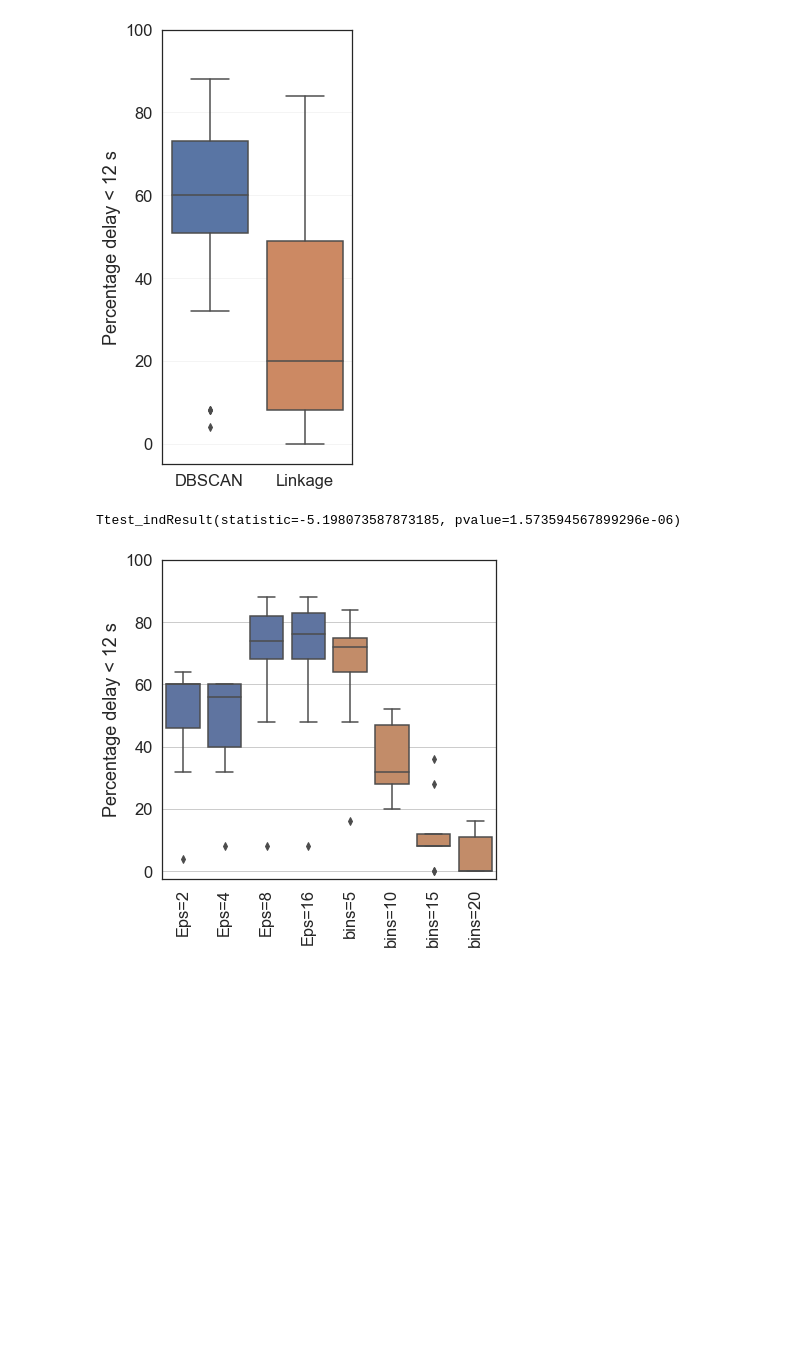
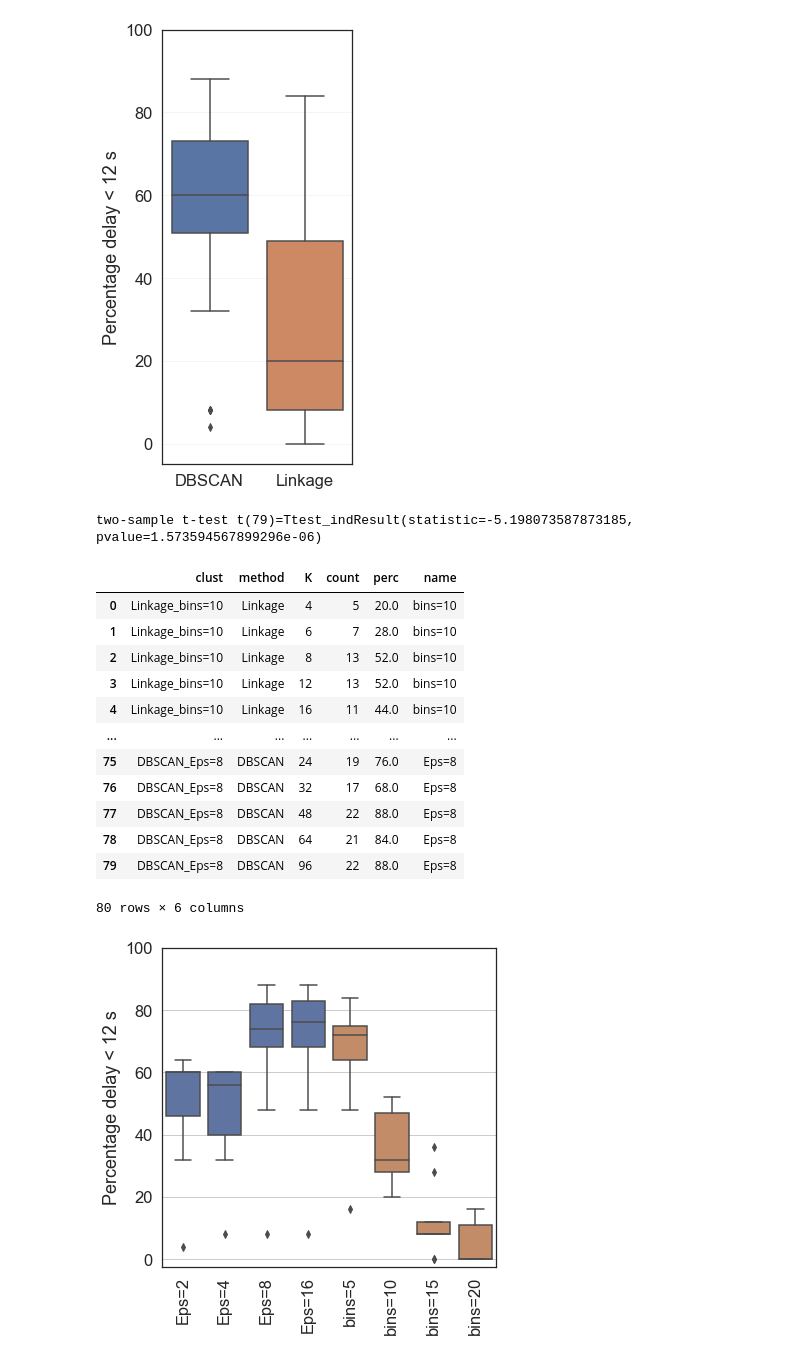
Before and after one commit to braindynamicslab/demapper, a Jupyter notebook: hasegan_et_al_netneuro_2024/notebooks/Figure clustering real-dataset.ipynb, the cells around one changed output. Saved outputs shown, nothing was run; the diff lists cells and outputs as text; code cells hidden in the pictures; blank space fills up the shorter version.

```diff
--- a/hasegan_et_al_netneuro_2024/notebooks/Figure clustering real-dataset.ipynb
+++ b/hasegan_et_al_netneuro_2024/notebooks/Figure clustering real-dataset.ipynb
@@ -160,9 +160,29 @@ plt.savefig(save_path, dpi=300)
 X_link = counts_df[counts_df['method'] == 'Linkage']['count'].to_numpy()
 X_dbscan = counts_df[counts_df['method'] == 'DBSCAN']['count'].to_numpy()
 # assert len(X_dbscan) == len(X_link)
-stats.ttest_ind(X_link, X_dbscan)
+# stats.ttest_ind(X_link, X_dbscan)
+p1 = X_link
+p2 = X_dbscan
+
+print('two-sample t-test t({})={}'.format(len(p1)+len(p2)-1, stats.ttest_ind(p1, p2)))
 # %% [output]
-Ttest_indResult(statistic=-5.198073587873185, pvalue=1.573594567899296e-06)
+two-sample t-test t(79)=Ttest_indResult(statistic=-5.198073587873185, pvalue=1.573594567899296e-06)
+# %%
+counts_df
+# %% [output]
+|  | clust | method | K | count | perc | name |
+| 0 | Linkage_bins=10 | Linkage | 4 | 5 | 20.0 | bins=10 |
+| 1 | Linkage_bins=10 | Linkage | 6 | 7 | 28.0 | bins=10 |
+| 2 | Linkage_bins=10 | Linkage | 8 | 13 | 52.0 | bins=10 |
+| 3 | Linkage_bins=10 | Linkage | 12 | 13 | 52.0 | bins=10 |
+| 4 | Linkage_bins=10 | Linkage | 16 | 11 | 44.0 | bins=10 |
+| ... | ... | ... | ... | ... | ... | ... |
+| 75 | DBSCAN_Eps=8 | DBSCAN | 24 | 19 | 76.0 | Eps=8 |
+| 76 | DBSCAN_Eps=8 | DBSCAN | 32 | 17 | 68.0 | Eps=8 |
+| 77 | DBSCAN_Eps=8 | DBSCAN | 48 | 22 | 88.0 | Eps=8 |
+| 78 | DBSCAN_Eps=8 | DBSCAN | 64 | 21 | 84.0 | Eps=8 |
+| 79 | DBSCAN_Eps=8 | DBSCAN | 96 | 22 | 88.0 | Eps=8 |
+80 rows × 6 columns
 # %%
 counts_df['name'] = counts_df.apply(lambda row: row['clust'].replace('Linkage_', '').replace('DBSCAN_', ''), axis=1)
 
```
Also changed, not shown: parts of 4 cells of this notebook, 7 other files.
